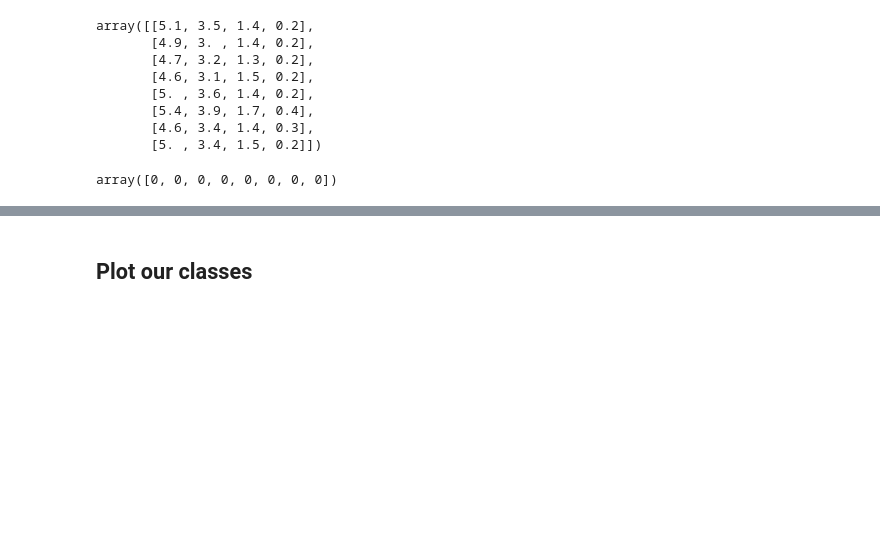
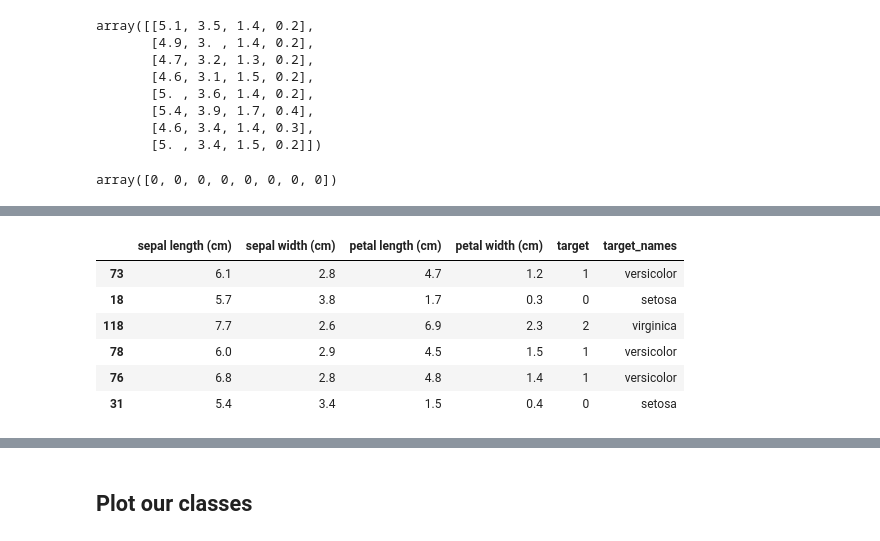
Before and after one commit to PacktPublishing/Hands-On-Machine-Learning-with-scikit-learn-and-Scientific-Python-Toolkits, a Jupyter notebook: chapters/ch02/classification.ipynb, the cells around one changed output, grey strips where cells are left out. Cells and saved outputs as stored; diff of their text form; code cells hidden in the pictures; blank space fills up the shorter version.

```diff
--- a/chapters/ch02/classification.ipynb
+++ b/chapters/ch02/classification.ipynb
@@ -194,0 +195,10 @@ df.sample(n=6)
+# %%
+df.sample(n=6, random_state=42)
+# %% [output]
+|  | sepal length (cm) | sepal width (cm) | petal length (cm) | petal width (cm) | target | target_names |
+| 73 | 6.1 | 2.8 | 4.7 | 1.2 | 1 | versicolor |
+| 18 | 5.7 | 3.8 | 1.7 | 0.3 | 0 | setosa |
+| 118 | 7.7 | 2.6 | 6.9 | 2.3 | 2 | virginica |
+| 78 | 6.0 | 2.9 | 4.5 | 1.5 | 1 | versicolor |
+| 76 | 6.8 | 2.8 | 4.8 | 1.4 | 1 | versicolor |
+| 31 | 5.4 | 3.4 | 1.5 | 0.4 | 0 | setosa |
```
Also changed, not shown: parts of 27 cells of this notebook, 13 other files.
